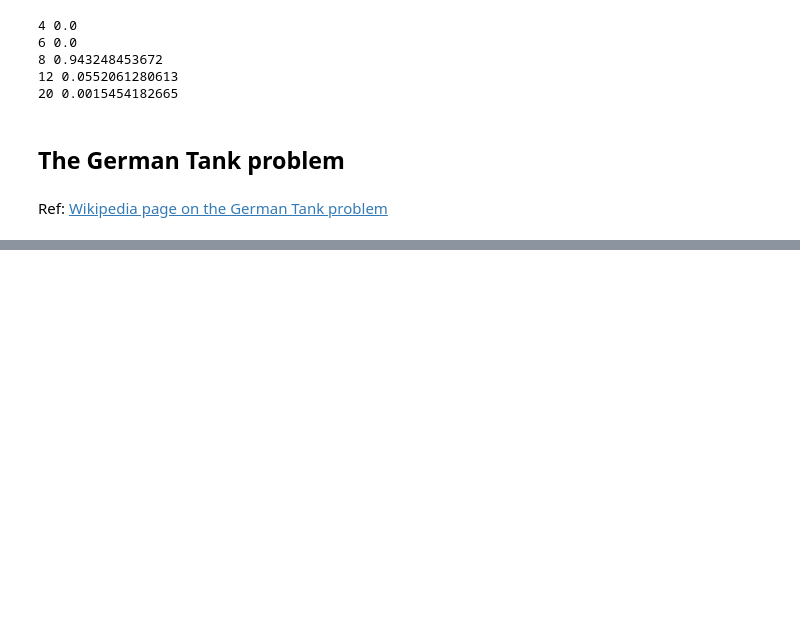
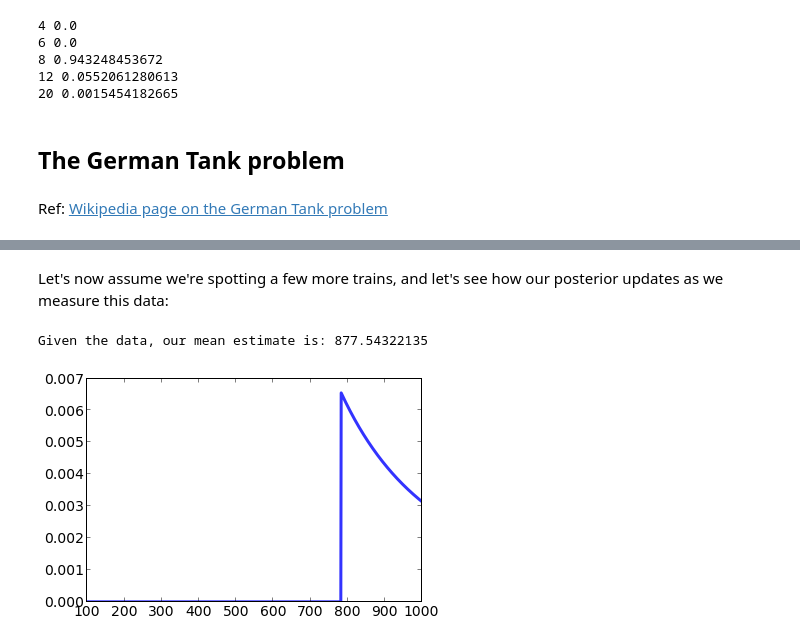
Before and after one commit to fperez/bayestut, a Jupyter notebook: Bayes-1.ipynb, the cells around one changed output, grey strips where cells are left out. Cells and saved outputs as stored; diff of their text form; code cells hidden in the pictures; blank space fills up the shorter version.

```diff
--- a/Bayes-1.ipynb
+++ b/Bayes-1.ipynb
@@ -119,0 +160,13 @@ Ref: [Wikipedia page on the German Tank problem](http://en.wikipedia.org/wiki/Ge
+# %% [markdown]
+Let's now assume we're spotting a few more trains, and let's see how our posterior updates as we measure this data:
+# %%
+for train in [782, 423]:
+    suite.Update(train)
+
+print 'Given the data, our mean estimate is:',
+print suite.Mean()
+myplot.Pmf(suite)
+myplot.Show()
+# %% [output]
+Given the data, our mean estimate is: 877.54322135
+[figure, added]
```
Also changed, not shown: parts of 3 cells of this notebook.
